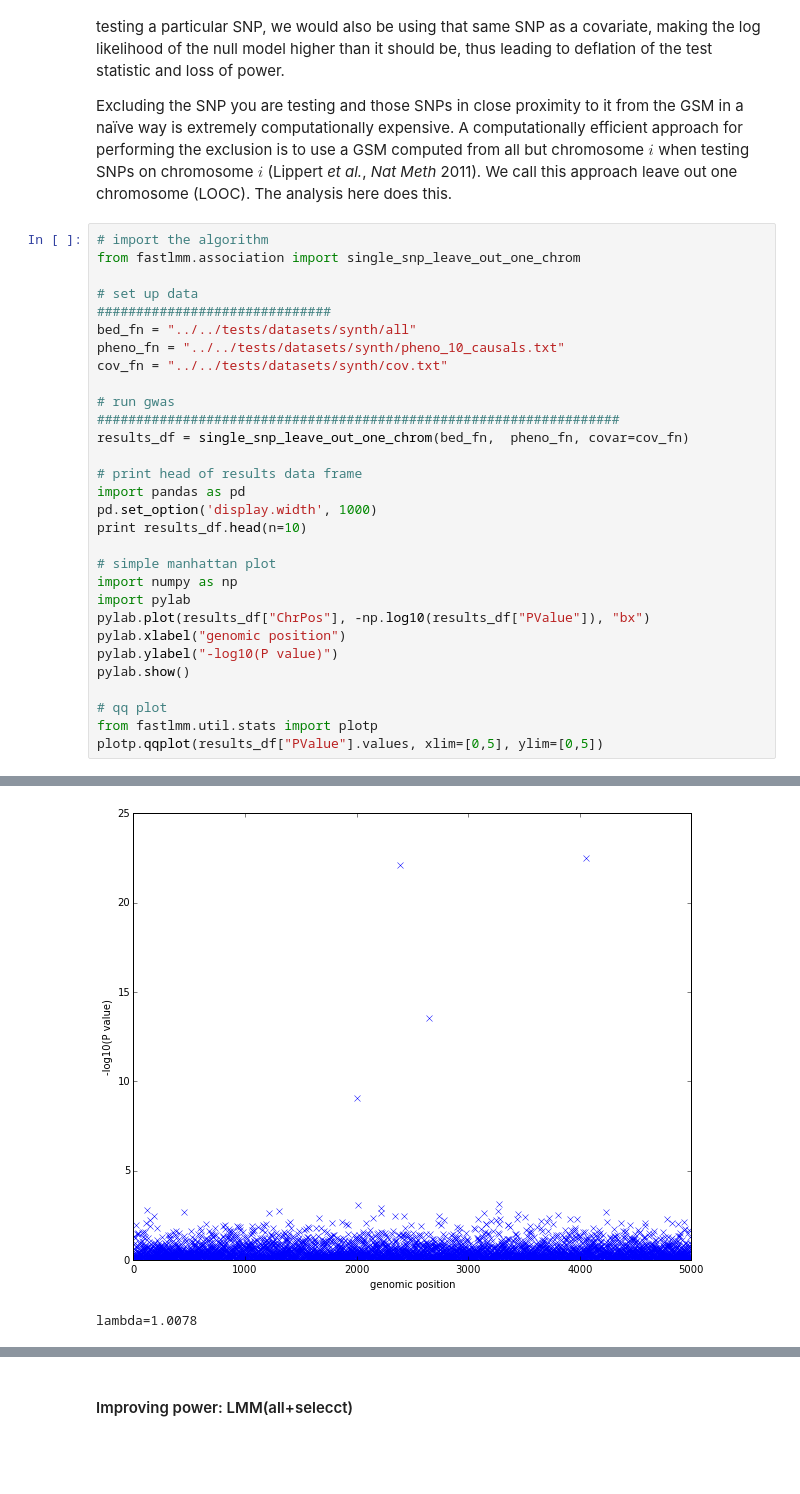
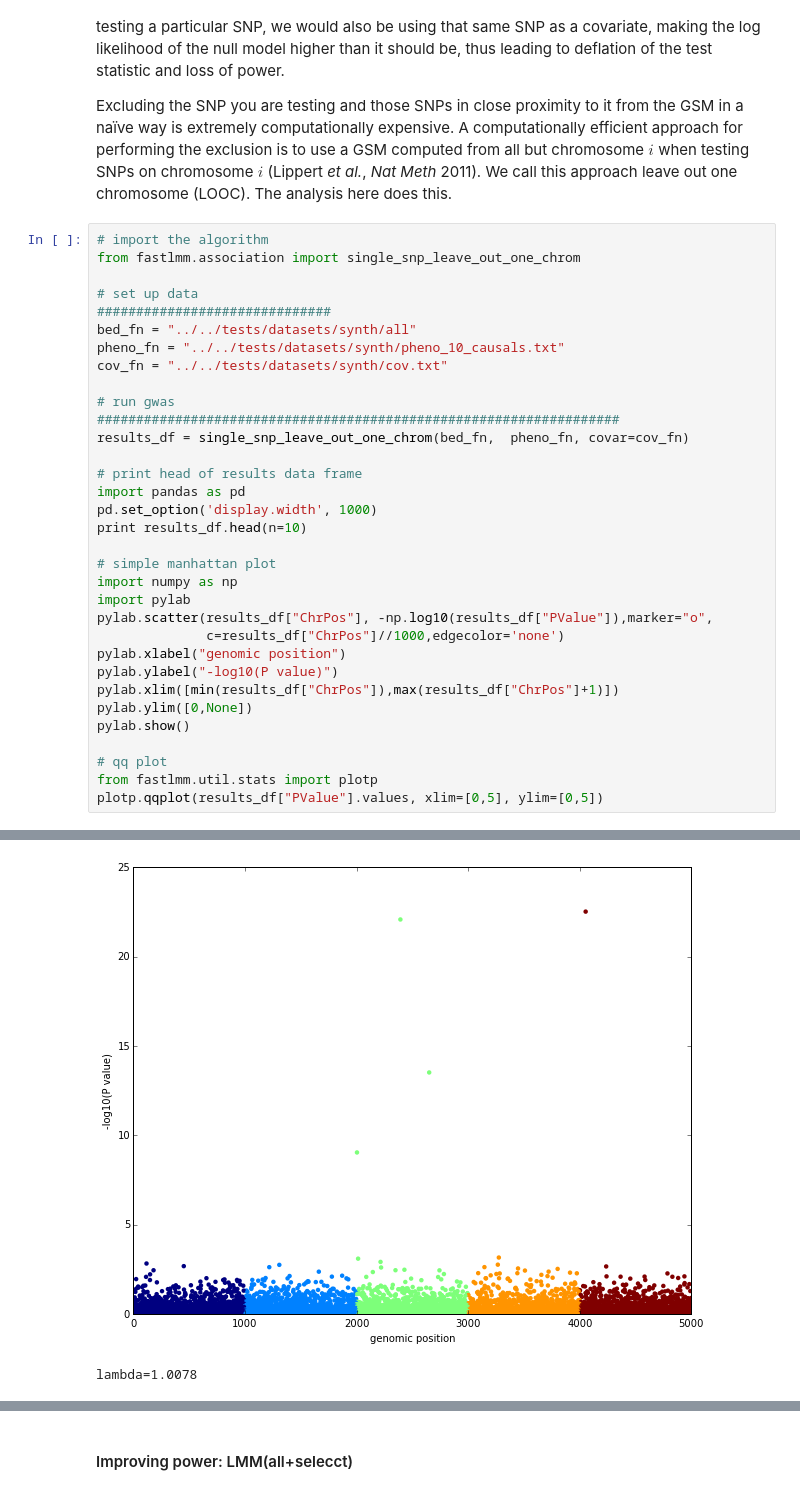
Before and after one commit to mycecilia/FaST-LMM, a Jupyter notebook: doc/ipynb/FaST-LMM.ipynb, the cells around one changed output, grey strips where cells are left out. Saved outputs shown, nothing was run; the diff lists cells and outputs as text; blank space fills up the shorter version.

```diff
--- a/doc/ipynb/FaST-LMM.ipynb
+++ b/doc/ipynb/FaST-LMM.ipynb
@@ -91,9 +91,12 @@ print results_df.head(n=10)
 # simple manhattan plot
 import numpy as np
 import pylab
-pylab.plot(results_df["ChrPos"], -np.log10(results_df["PValue"]), "bx")
+pylab.scatter(results_df["ChrPos"], -np.log10(results_df["PValue"]),marker="o",
+              c=results_df["ChrPos"]//1000,edgecolor='none')
 pylab.xlabel("genomic position")
 pylab.ylabel("-log10(P value)")
+pylab.xlim([min(results_df["ChrPos"]),max(results_df["ChrPos"]+1)])
+pylab.ylim([0,None])
 pylab.show()
 
 # qq plot
@@ -104,14 +107,14 @@ plotp.qqplot(results_df["PValue"].values, xlim=[0,5], ylim=[0,5])
 0   snp495_m0_.01m1_.04    5     4052    4052  2.990684e-23   0.418653     0.040052  0.451117
 1   snp1422_m0_.49m1_.5    3     2392    2392  8.251921e-23  -0.416495     0.040300  0.279710
 2  snp1200_m0_.37m1_.36    3     2650    2650  3.048007e-14   0.328870     0.042021  0.279710
 3   snp433_m0_.14m1_.11    3     2003    2003  9.202499e-10  -0.268289     0.042973  0.279710
 4   snp2832_m0_.46m1_.1    4     3274    3274  7.069762e-04   0.170421     0.050003  0.542046
 5  snp1413_m0_.04m1_.03    3     2013    2013  8.161238e-04  -0.148719     0.044157  0.279710
 6   snp2804_m0_.16m1_.3    3     2214    2214  1.239806e-03   0.150705     0.046396  0.279710
 7   snp751_m0_.04m1_.25    1      117     117  1.527432e-03  -0.152430     0.047827  0.614963
 8  snp1440_m0_.35m1_.32    4     3265    3265  1.771049e-03   0.136281     0.043358  0.542046
 9  snp2162_m0_.61m1_.42    2     1307    1307  1.816576e-03  -0.143296     0.045700  0.534262
-[figure, old version]
+[figure, new version]
 lambda=1.0078
 because the backend has already been chosen;
 matplotlib.use() must be called *before* pylab, matplotlib.pyplot,
```
Also changed, not shown: parts of 9 cells of this notebook, 6 other files.
